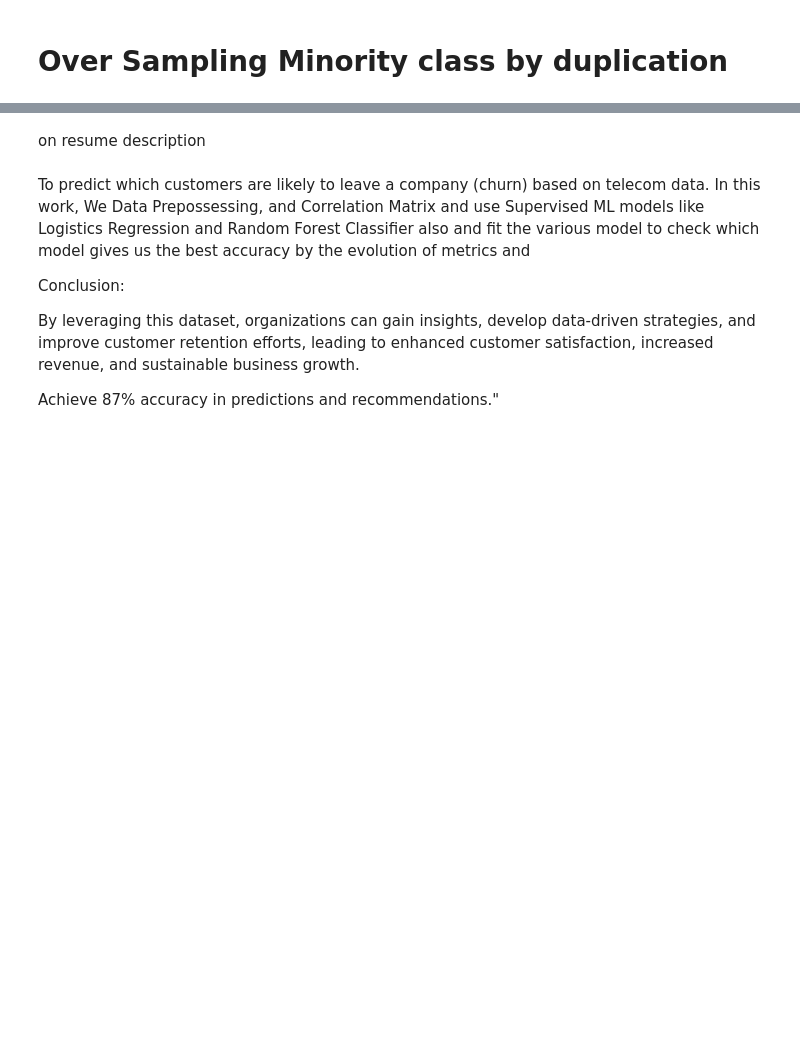
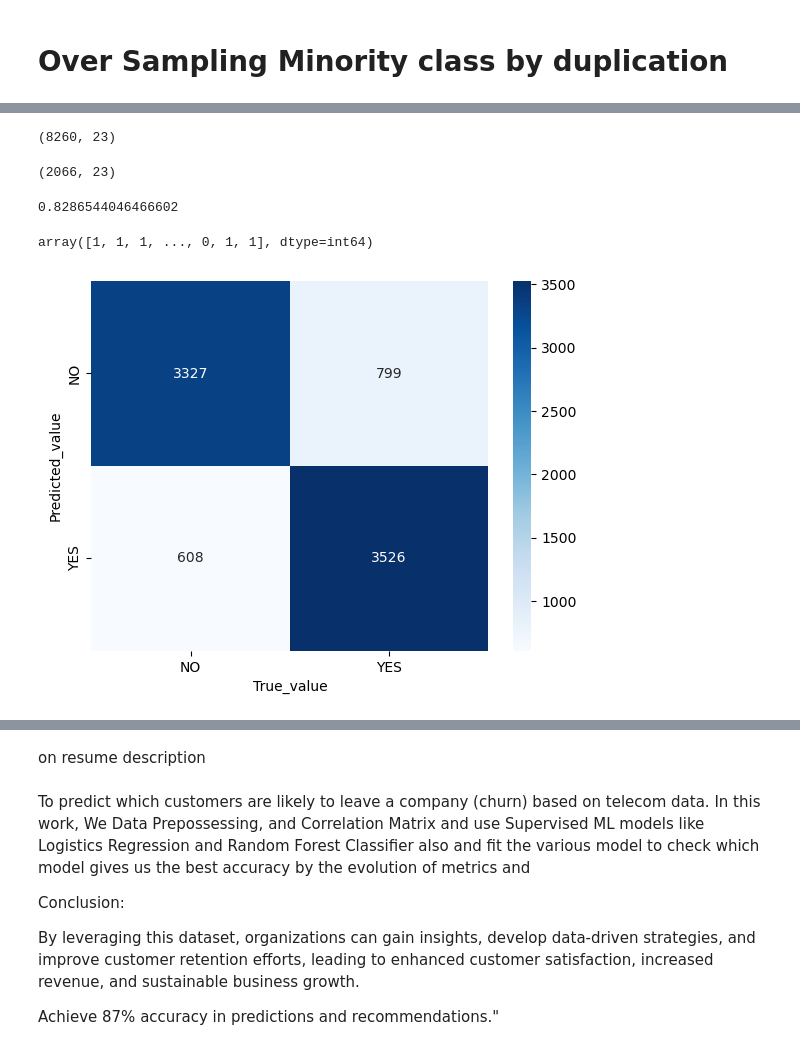
Before and after one commit to praju-1/Data_science_projects, a Jupyter notebook: ML_Project/Customer_churn_ML.ipynb, the cells around one changed output, grey strips where cells are left out. Drawn from its saved outputs; the diff is of its cells as text; code cells hidden in the pictures; blank space fills up the shorter version.

```diff
--- a/ML_Project/Customer_churn_ML.ipynb
+++ b/ML_Project/Customer_churn_ML.ipynb
@@ -651,0 +689,2 @@ weighted avg       0.81      0.82      0.81      5634
+# %%
+X_sm, y_sm = smote.fit_resample(X, y)
@@ -651,0 +699,28 @@ weighted avg       0.81      0.82      0.81      5634
+# %%
+ X_train, X_test, y_train, y_test = train_test_split(X_sm, y_sm, test_size=0.20, random_state=42)
+# %%
+ X_train.shape
+# %% [output]
+(8260, 23)
+# %%
+ X_test.shape
+# %% [output]
+(2066, 23)
+# %%
+lr.fit(X_train, y_train)
+lr.score(X_test, y_test)
+# %% [output]
+0.8286544046466602
+# %%
+y_smote_pred = lr.predict(X_train)
+y_smote_pred
+# %% [output]
+array([1, 1, 1, ..., 0, 1, 1], dtype=int64)
+# %%
+cf3 = confusion_matrix(y_train, y_smote_pred)
+sns.heatmap(cf3 ,annot=True, fmt = 'd', cmap=plt.cm.Blues, xticklabels=labels, yticklabels=labels)
+plt.xlabel('True_value')
+plt.ylabel('Predicted_value')
+plt.show()
+# %% [output]
+[figure, added]
```
Also changed, not shown: parts of 21 cells of this notebook.
